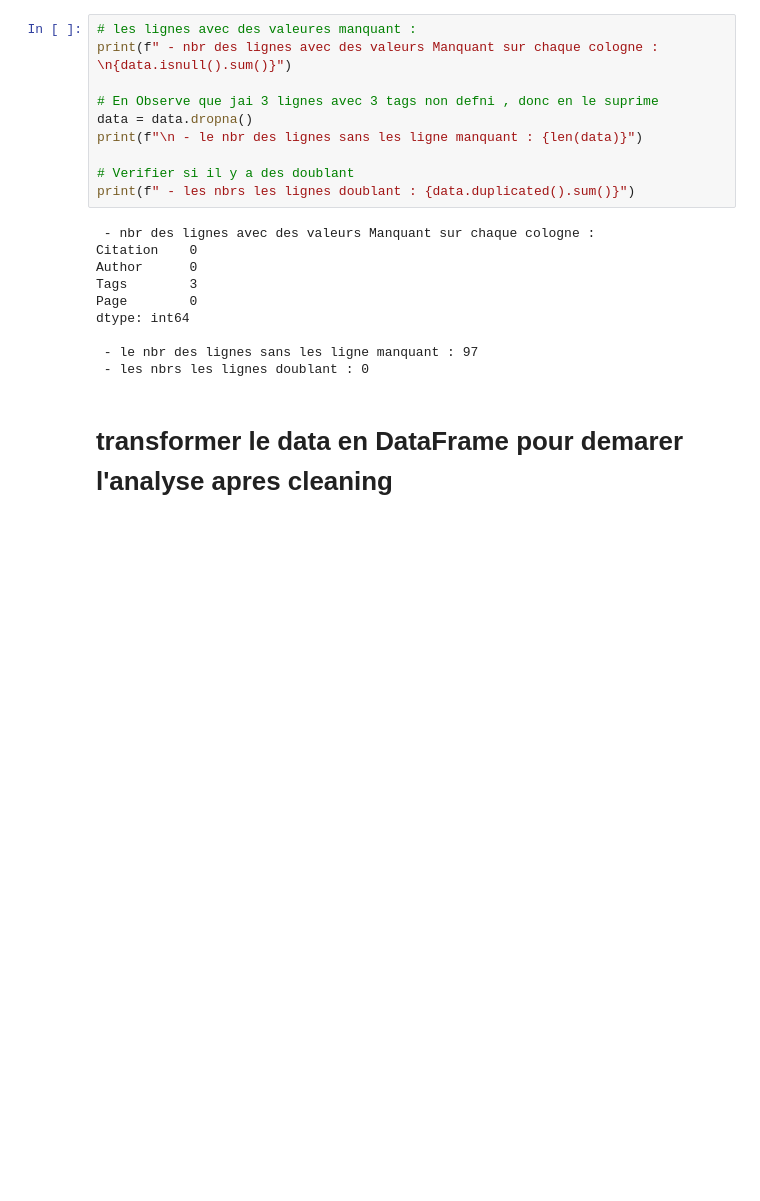
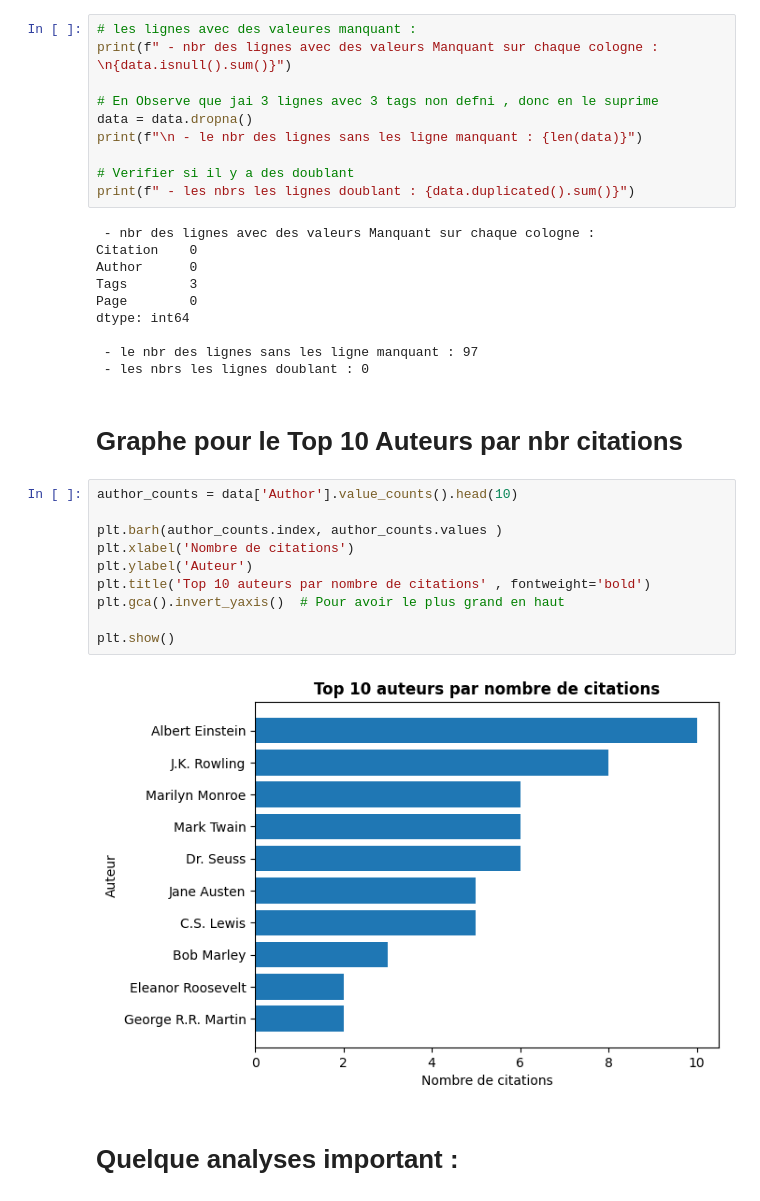
Before and after one commit to saber-aziat/Web-Scrapping-citations-NLP-predire-auteur, a Jupyter notebook: analyse_donnee.ipynb, the cells around one changed output. Saved outputs shown, nothing was run; the diff lists cells and outputs as text; blank space fills up the shorter version.

Commit message:
terminer le fichier analyse-donnee

```diff
--- a/analyse_donnee.ipynb
+++ b/analyse_donnee.ipynb
@@ -56,4 +55,18 @@ dtype: int64
  - le nbr des lignes sans les ligne manquant : 97
  - les nbrs les lignes doublant : 0
 # %% [markdown]
-# transformer le data en DataFrame pour demarer l'analyse apres cleaning
+# Graphe pour le Top 10 Auteurs par nbr citations
+# %%
+author_counts = data['Author'].value_counts().head(10)
+
+plt.barh(author_counts.index, author_counts.values )
+plt.xlabel('Nombre de citations')
+plt.ylabel('Auteur')
+plt.title('Top 10 auteurs par nombre de citations' , fontweight='bold')
+plt.gca().invert_yaxis()  # Pour avoir le plus grand en haut
+
+plt.show()
+# %% [output]
+[figure, added]
+# %% [markdown]
+# Quelque analyses important :
```
Also changed, not shown: parts of 4 cells of this notebook.
